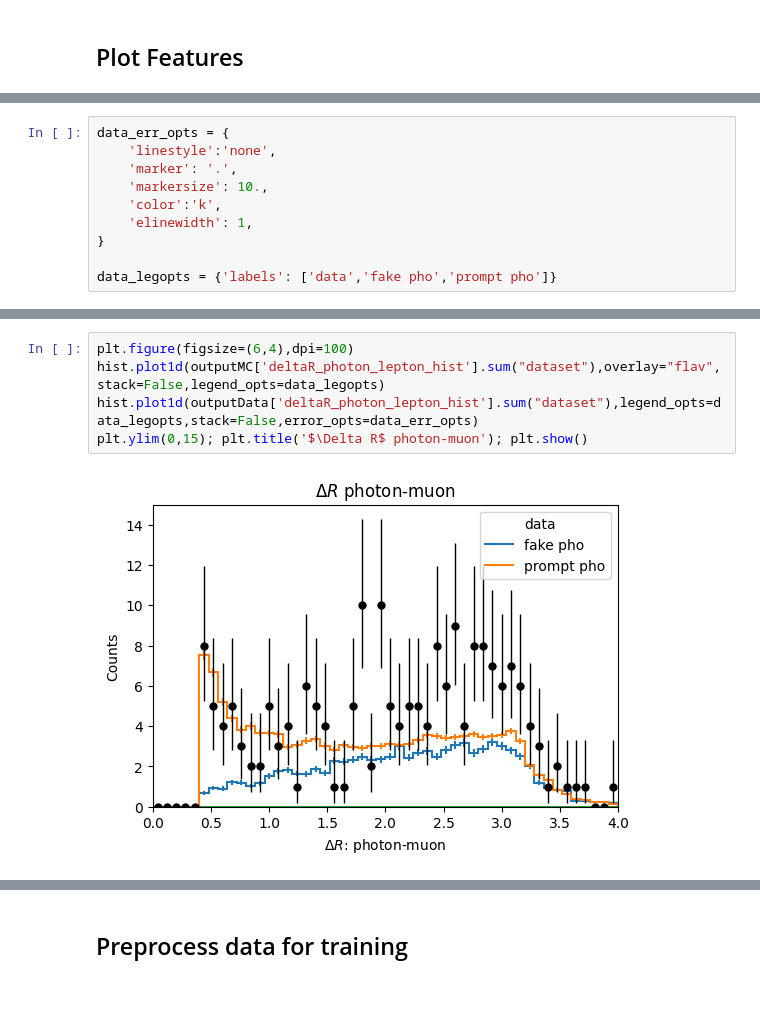
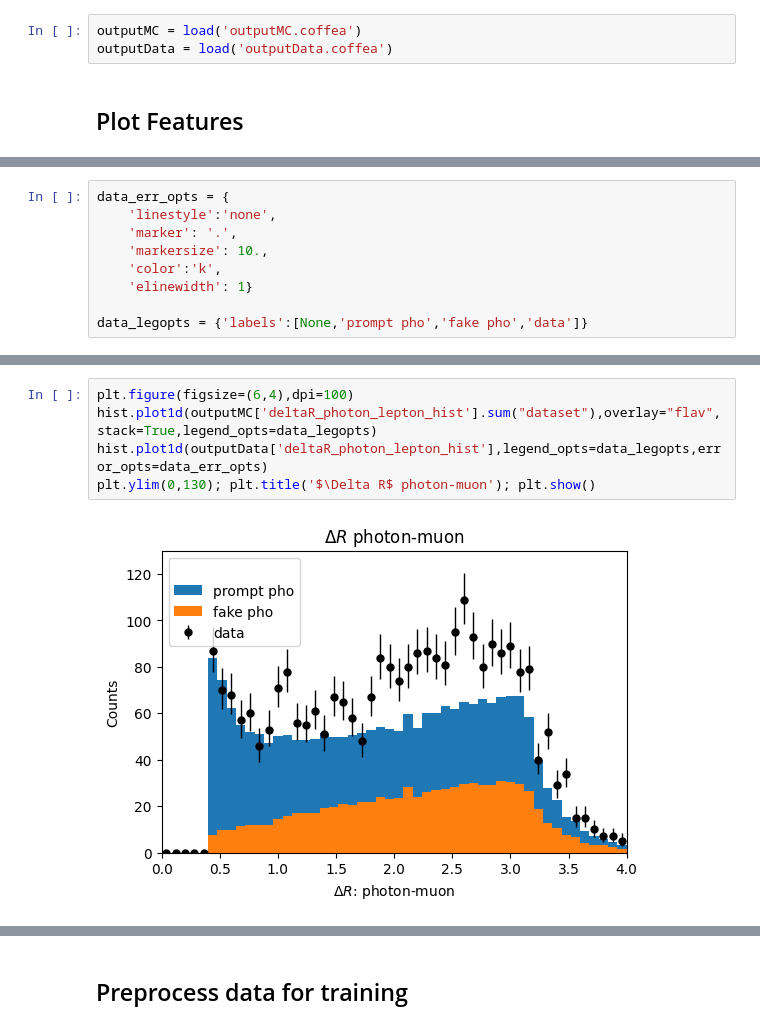
Before and after one commit to nbraukman/PhotonClassification, a Jupyter notebook: PhotonClassification.ipynb, the cells around one changed output, grey strips where cells are left out. Drawn from its saved outputs; the diff is of its cells as text; blank space fills up the shorter version.

```diff
--- a/PhotonClassification.ipynb
+++ b/PhotonClassification.ipynb
@@ -342,2 +24,5 @@ for key, obj in outputMC.items():
+# %%
+outputMC = load('outputMC.coffea')
+outputData = load('outputData.coffea')
 # %% [markdown]
 ## Plot Features
@@ -367,9 +34,8 @@ data_err_opts = {
     'marker': '.',
     'markersize': 10.,
     'color':'k',
-    'elinewidth': 1,
-}
+    'elinewidth': 1}
 
-data_legopts = {'labels': ['data','fake pho','prompt pho']}
+data_legopts = {'labels':[None,'prompt pho','fake pho','data']}
 # %%
 plt.figure(figsize=(6,4),dpi=100)
@@ -430,7 +176,7 @@ plt.ylim(0,160); plt.title('Photon H over E'); plt.show()
 # %%
 plt.figure(figsize=(6,4),dpi=100)
-hist.plot1d(outputMC['deltaR_photon_lepton_hist'].sum("dataset"),overlay="flav",stack=False,legend_opts=data_legopts)
-hist.plot1d(outputData['deltaR_photon_lepton_hist'].sum("dataset"),legend_opts=data_legopts,stack=False,error_opts=data_err_opts)
-plt.ylim(0,15); plt.title('$\Delta R$ photon-muon'); plt.show()
+hist.plot1d(outputMC['deltaR_photon_lepton_hist'].sum("dataset"),overlay="flav",stack=True,legend_opts=data_legopts)
+hist.plot1d(outputData['deltaR_photon_lepton_hist'],legend_opts=data_legopts,error_opts=data_err_opts)
+plt.ylim(0,130); plt.title('$\Delta R$ photon-muon'); plt.show()
 # %% [output]
-[figure, old version]
+[figure, new version]
```
Also changed, not shown: parts of 63 cells of this notebook, 7 other files.
